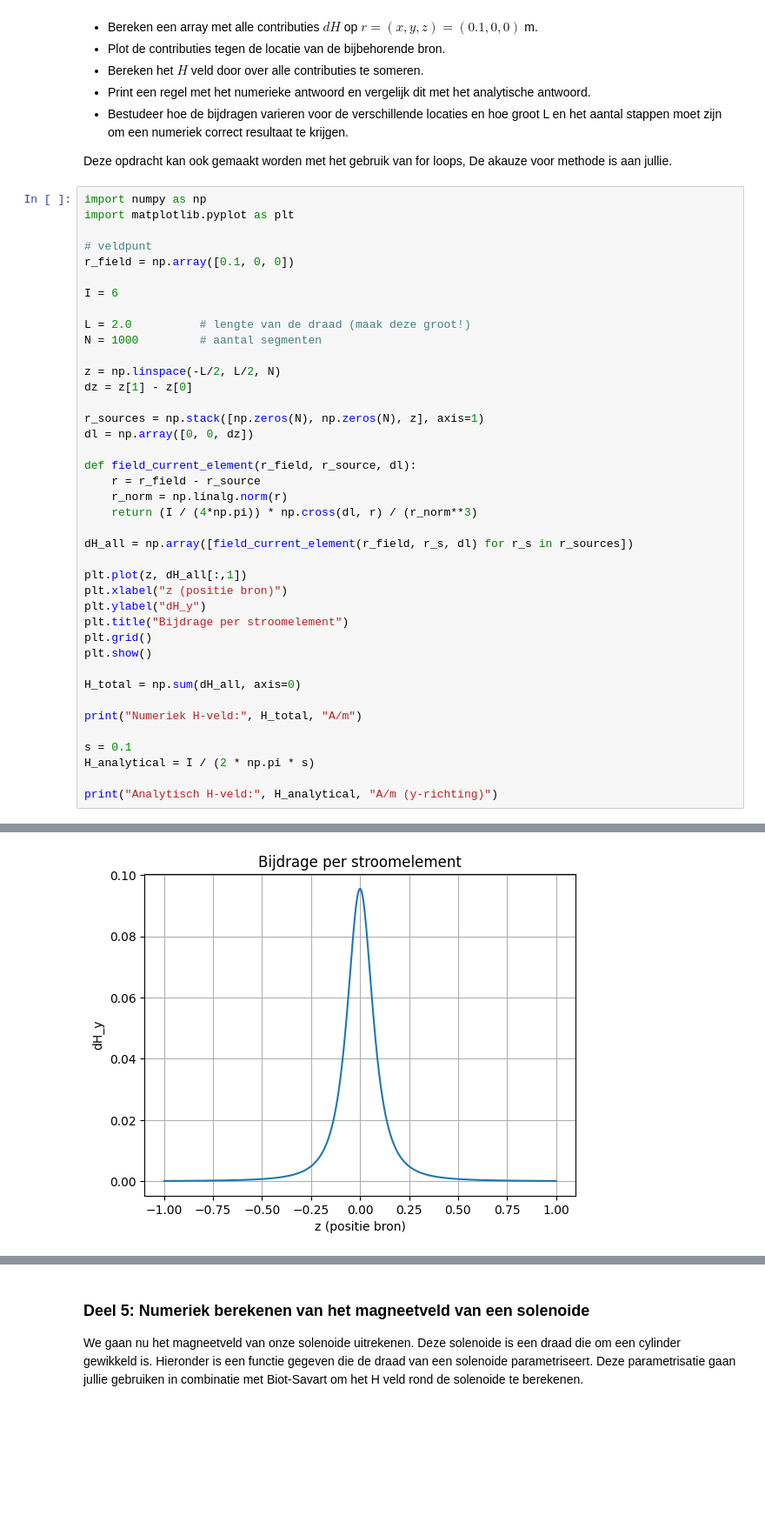
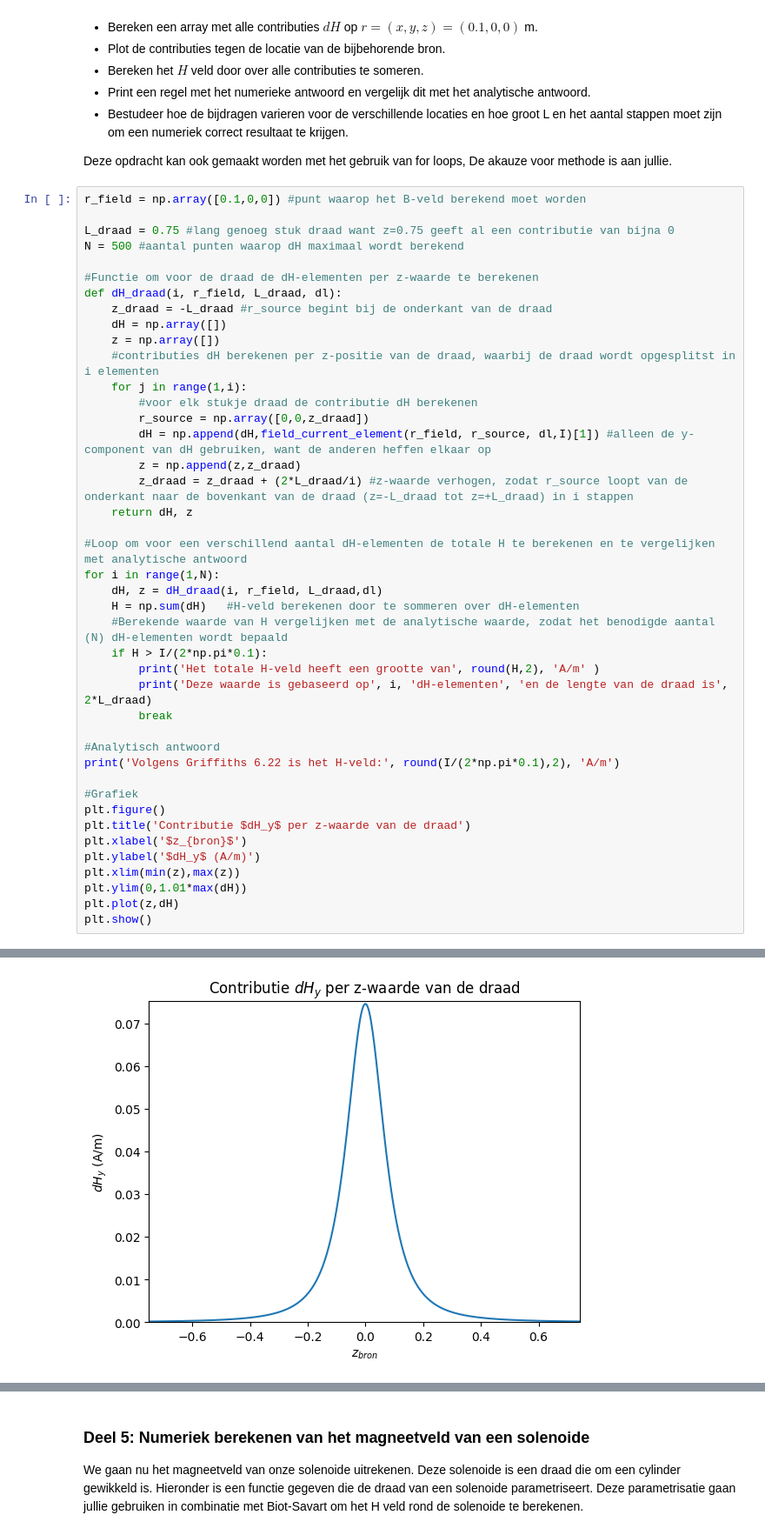
Before and after one commit to gltChboy/opdrachten-DEF-D, a Jupyter notebook: 2KrachtactuatorOpdracht/KrachtactuatorOpdracht.ipynb, the cells around one changed output, grey strips where cells are left out. Shown at 87% size. Drawn from its saved outputs; the diff is of its cells as text; blank space fills up the shorter version.

```diff
--- a/2KrachtactuatorOpdracht/KrachtactuatorOpdracht.ipynb
+++ b/2KrachtactuatorOpdracht/KrachtactuatorOpdracht.ipynb
@@ -473,43 +468,45 @@ Nu gaan we met behulp van de numerieke implementatie van de wet van Biot-Savart
 
 Deze opdracht kan ook gemaakt worden met het gebruik van for loops, De akauze voor methode is aan jullie.
 # %%
-import numpy as np
-import matplotlib.pyplot as plt
+r_field = np.array([0.1,0,0]) #punt waarop het B-veld berekend moet worden
 
-# veldpunt
-r_field = np.array([0.1, 0, 0])
+L_draad = 0.75 #lang genoeg stuk draad want z=0.75 geeft al een contributie van bijna 0
+N = 500 #aantal punten waarop dH maximaal wordt berekend
 
-I = 6
+#Functie om voor de draad de dH-elementen per z-waarde te berekenen
+def dH_draad(i, r_field, L_draad, dl):
+    z_draad = -L_draad #r_source begint bij de onderkant van de draad
+    dH = np.array([])
+    z = np.array([])
+    #contributies dH berekenen per z-positie van de draad, waarbij de draad wordt opgesplitst in i elementen
+    for j in range(1,i):
+        #voor elk stukje draad de contributie dH berekenen
+        r_source = np.array([0,0,z_draad])
+        dH = np.append(dH,field_current_element(r_field, r_source, dl,I)[1]) #alleen de y-component van dH gebruiken, want de anderen heffen elkaar op
+        z = np.append(z,z_draad)
+        z_draad = z_draad + (2*L_draad/i) #z-waarde verhogen, zodat r_source loopt van de onderkant naar de bovenkant van de draad (z=-L_draad tot z=+L_draad) in i stappen
+    return dH, z
 
-L = 2.0          # lengte van de draad (maak deze groot!)
-N = 1000         # aantal segmenten
+#Loop om voor een verschillend aantal dH-elementen de totale H te berekenen en te vergelijken met analytische antwoord
+for i in range(1,N):
+    dH, z = dH_draad(i, r_field, L_draad,dl)
+    H = np.sum(dH)   #H-veld berekenen door te sommeren over dH-elementen
+    #Berekende waarde van H vergelijken met de analytische waarde, zodat het benodigde aantal (N) dH-elementen wordt bepaald
+    if H > I/(2*np.pi*0.1):
+        print('Het totale H-veld heeft een grootte van', round(H,2), 'A/m' )
+        print('Deze waarde is gebaseerd op', i, 'dH-elementen', 'en de lengte van de draad is', 2*L_draad)
+        break
 
-z = np.linspace(-L/2, L/2, N)
-dz = z[1] - z[0]
+#Analytisch antwoord
+print('Volgens Griffiths 6.22 is het H-veld:', round(I/(2*np.pi*0.1),2), 'A/m')
 
-r_sources = np.stack([np.zeros(N), np.zeros(N), z], axis=1)
-dl = np.array([0, 0, dz])
-
-def field_current_element(r_field, r_source, dl):
-    r = r_field - r_source
-    r_norm = np.linalg.norm(r)
-    return (I / (4*np.pi)) * np.cross(dl, r) / (r_norm**3)
-
-dH_all = np.array([field_current_element(r_field, r_s, dl) for r_s in r_sources])
-
-plt.plot(z, dH_all[:,1])
-plt.xlabel("z (positie bron)")
-plt.ylabel("dH_y")
-plt.title("Bijdrage per stroomelement")
-plt.grid()
+#Grafiek
+plt.figure()
+plt.title('Contributie $dH_y$ per z-waarde van de draad')
+plt.xlabel('$z_{bron}$')
+plt.ylabel('$dH_y$ (A/m)')
+plt.xlim(min(z),max(z))
+plt.ylim(0,1.01*max(dH))
+plt.plot(z,dH)
 plt.show()
-
-H_total = np.sum(dH_all, axis=0)
-
-print("Numeriek H-veld:", H_total, "A/m")
-
-s = 0.1
-H_analytical = I / (2 * np.pi * s)
-
-print("Analytisch H-veld:", H_analytical, "A/m (y-richting)")
 # %% [output]
@@ -516 +514 @@ print("Analytisch H-veld:", H_analytical, "A/m (y-richting)")
-[figure, old version]
+[figure, new version]
```
Also changed, not shown: parts of 7 cells of this notebook.
